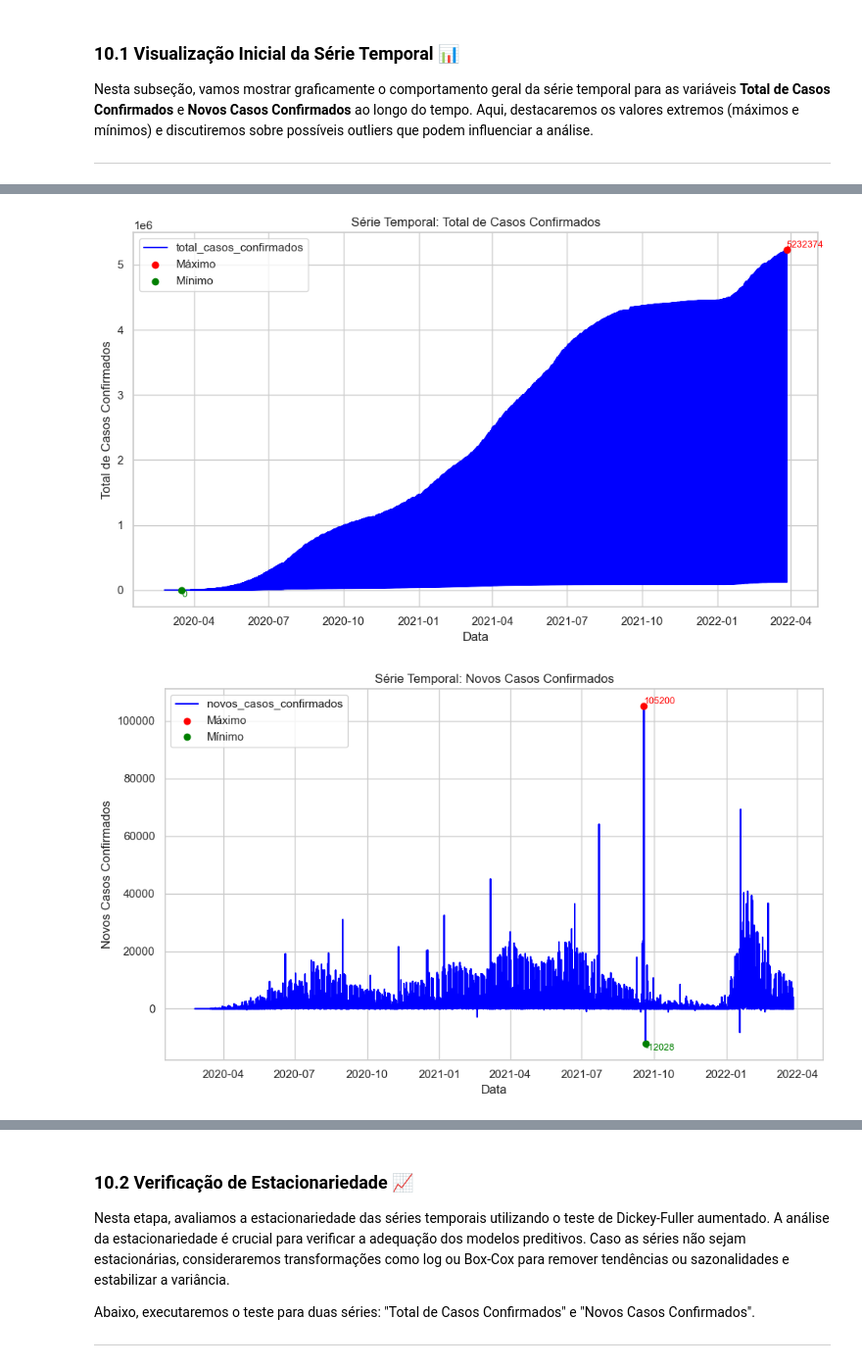
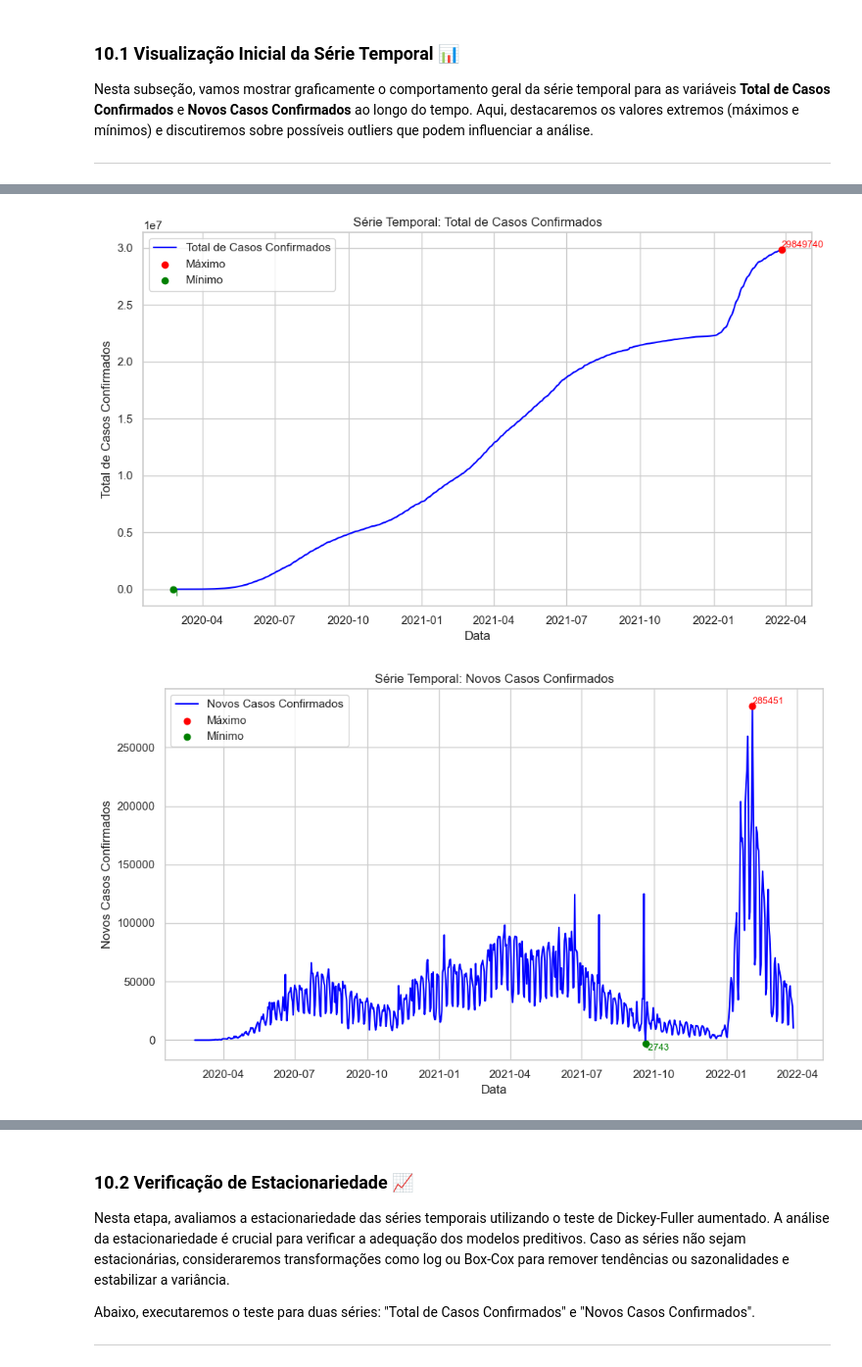
Before and after one commit to tnleite/covid19-brasil-statistics, a Jupyter notebook: 02-Analise/projeto_estatistica.ipynb, the cells around one changed output, grey strips where cells are left out. Shown at 98% size. Saved outputs shown, nothing was run; the diff lists cells and outputs as text; code cells hidden in the pictures.

```diff
--- a/02-Analise/projeto_estatistica.ipynb
+++ b/02-Analise/projeto_estatistica.ipynb
@@ -934,3 +934,9 @@ A análise de séries temporais é essencial para entender o comportamento de da
 Nesta subseção, vamos mostrar graficamente o comportamento geral da série temporal para as variáveis **Total de Casos Confirmados** e **Novos Casos Confirmados** ao longo do tempo. Aqui, destacaremos os valores extremos (máximos e mínimos) e discutiremos sobre possíveis outliers que podem influenciar a análise.
 
 ---
+# %%
+# Selecionando apenas as colunas relevantes antes de agrupar
+df_agrupado = df.groupby('data')[['total_casos_confirmados', 'novos_casos_confirmados']].sum()
+
+# Exibindo as primeiras linhas do DataFrame agregado
+df_agrupado.head()
@@ -937,45 +951,43 @@ Nesta subseção, vamos mostrar graficamente o comportamento geral da série tem
 # %%
-def plotar_serie_temporal(df, coluna, titulo):
-    # Definindo a série temporal a partir da coluna fornecida
-    serie_temporal = df.set_index('data')[coluna]
+# Definindo as séries temporais com os dados agrupados
+serie_total_confirmados = df_agrupado['total_casos_confirmados']
+serie_novos_confirmados = df_agrupado['novos_casos_confirmados']
 
-    # Identificando o máximo e o mínimo
-    maximo = serie_temporal.max()
-    minimo = serie_temporal.min()
-    data_max = serie_temporal.idxmax()
-    data_min = serie_temporal.idxmin()
+# Função para plotar a série temporal com destaque de máximos e mínimos
+def plotar_serie_temporal(serie, titulo):
+    maximo = serie.max()
+    minimo = serie.min()
+    data_max = serie.idxmax()
+    data_min = serie.idxmin()
 
-    # Plotando a série temporal
     plt.figure(figsize=(10, 6))
-    plt.plot(serie_temporal, color='blue', label=coluna)
+    plt.plot(serie, color='blue', label=titulo)
 
     # Destacando o valor máximo
     plt.scatter(data_max, maximo, color='red', label='Máximo', zorder=5)
     plt.text(data_max, maximo, f'{maximo}', color='red', fontsize=9, verticalalignment='bottom')
 
     # Destacando o valor mínimo
     plt.scatter(data_min, minimo, color='green', label='Mínimo', zorder=5)
     plt.text(data_min, minimo, f'{minimo}', color='green', fontsize=9, verticalalignment='top')
 
     # Definindo títulos e legendas
     plt.title(f'Série Temporal: {titulo}')
     plt.xlabel('Data')
     plt.ylabel(titulo)
     plt.legend()
-
-    # Mostrando o gráfico
     plt.grid(True)
     plt.tight_layout()
     plt.show()
 
-# Plotando para Total de Casos Confirmados
-plotar_serie_temporal(df, 'total_casos_confirmados', 'Total de Casos Confirmados')
+# Visualizando a série total de casos confirmados
+plotar_serie_temporal(serie_total_confirmados, 'Total de Casos Confirmados')
 
-# Plotando para Novos Casos Confirmados
-plotar_serie_temporal(df, 'novos_casos_confirmados', 'Novos Casos Confirmados')
+# Visualizando a série de novos casos confirmados
+plotar_serie_temporal(serie_novos_confirmados, 'Novos Casos Confirmados')
 # %% [output]
-[figure, old version]
+[figure, new version]
-[figure, old version]
+[figure, new version]
 # %% [markdown]
 ### 💡 Observações sobre a Visualização Inicial da Série Temporal:
 
```
Also changed, not shown: parts of 13 cells of this notebook.
